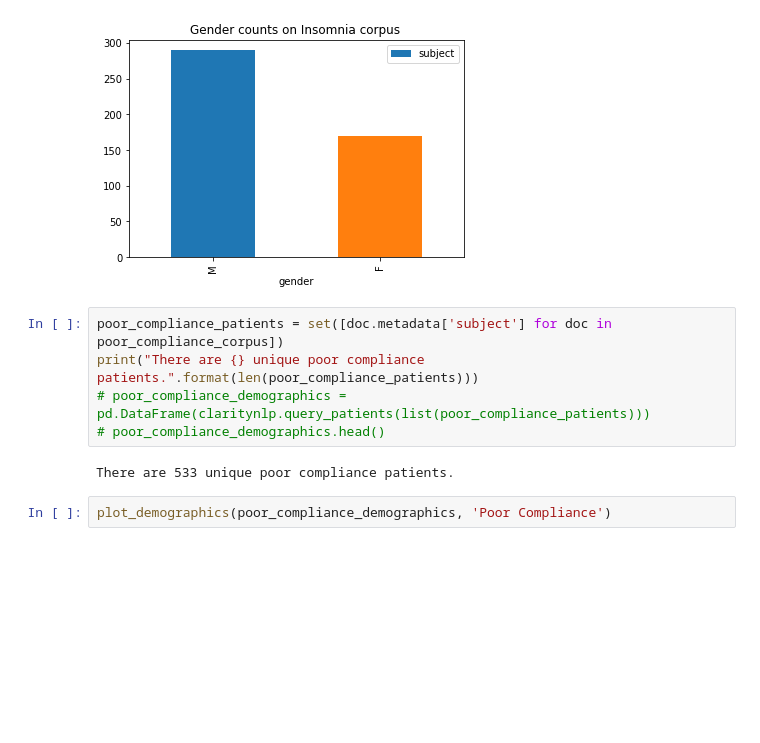
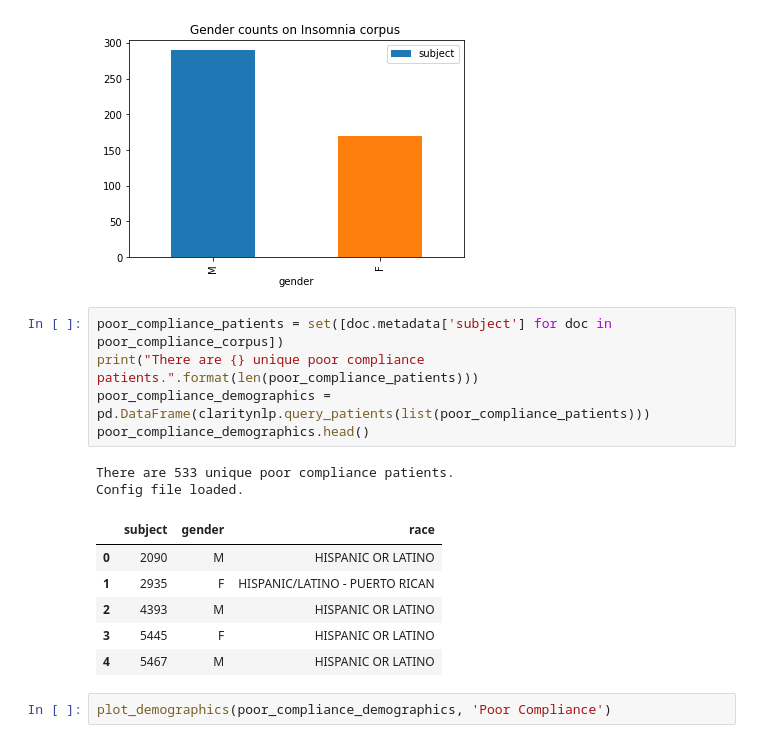
Before and after one commit to ClarityNLP/ClarityNLP, a Jupyter notebook: nlp/notebooks/cooking/Cooking_with_ClarityNLP_092618.ipynb, the cells around one changed output. Cells and saved outputs as stored; diff of their text form; blank space fills up the shorter version.

```diff
--- a/nlp/notebooks/cooking/Cooking_with_ClarityNLP_092618.ipynb
+++ b/nlp/notebooks/cooking/Cooking_with_ClarityNLP_092618.ipynb
@@ -893,10 +908,17 @@ plot_demographics(insomnia_demographics, 'Insomnia')
 # %%
 poor_compliance_patients = set([doc.metadata['subject'] for doc in poor_compliance_corpus])
 print("There are {} unique poor compliance patients.".format(len(poor_compliance_patients)))
-# poor_compliance_demographics = pd.DataFrame(claritynlp.query_patients(list(poor_compliance_patients)))
-# poor_compliance_demographics.head()
+poor_compliance_demographics = pd.DataFrame(claritynlp.query_patients(list(poor_compliance_patients)))
+poor_compliance_demographics.head()
 # %% [output]
 There are 533 unique poor compliance patients.
+Config file loaded.
+|  | subject | gender | race |
+| 0 | 2090 | M | HISPANIC OR LATINO |
+| 1 | 2935 | F | HISPANIC/LATINO - PUERTO RICAN |
+| 2 | 4393 | M | HISPANIC OR LATINO |
+| 3 | 5445 | F | HISPANIC OR LATINO |
+| 4 | 5467 | M | HISPANIC OR LATINO |
 # %%
 plot_demographics(poor_compliance_demographics, 'Poor Compliance')
 # %% [output]
```
Also changed, not shown: parts of 19 cells of this notebook.
